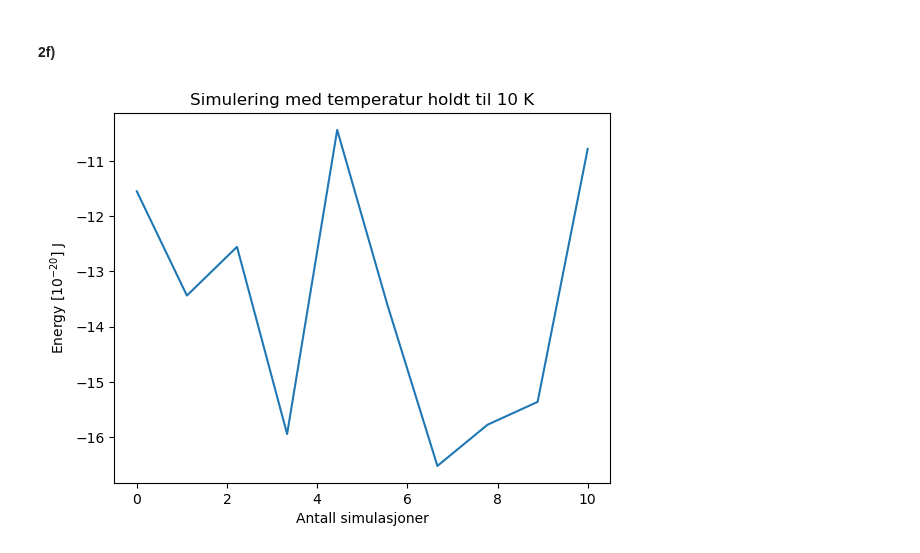
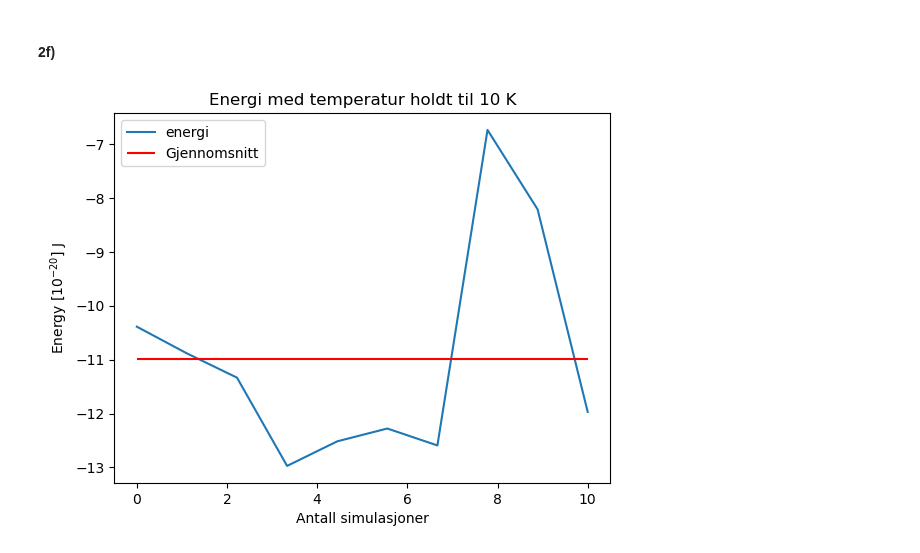
Before and after one commit to villi02/TMA4320-Introduksjon-til-vitenskapelige-beregninger-prosjekter, a Jupyter notebook: oppgave.ipynb, the cells around one changed output. Drawn from its saved outputs; the diff is of its cells as text; code cells hidden in the pictures.

Commit message:
small changes to axis and titles

```diff
--- a/oppgave.ipynb
+++ b/oppgave.ipynb
@@ -482,8 +482,8 @@ def excpected_energy(N: int, N_s: int, V_matrix: list[int]) -> (list[float], lis
         expected.append(np.mean(energy_array))
         deviation.append(np.std(energy_array))
     return expected, deviation, temprature
-N = 30
-N_s = 500
+N = 25
+N_s = 5000
 expected, deviation, temprature = excpected_energy(N, N_s, create_V_matrix(N,-1))
 plt.plot(temprature,expected, label= "Forventningsverdi", color = "b")
 plt.errorbar(temprature,expected ,  yerr= (deviation), fmt='-o', color = "b", ecolor = "black",capsize=5, label='Standardavvik')
@@ -497,18 +497,22 @@ plt.show()
 # %% [markdown]
 #### 2f)
 # %%
+N_s = 500
+
 def constant_temprature_sim(N, N_s, V_matrix, temprature):
     polymer1 = create_polymer(N)
     expected = []
     for i in range(10):
         _, energy = algorithm2(polymer1,N_s, V_matrix, temprature)
         expected.append(np.mean(energy))
     return expected
-energies_at_150 = constant_temprature_sim(N, N_s, create_V_matrix(N, -1), 10)
-plt.plot(np.linspace(0,10,10),energies_at_150)
-plt.title("Simulering med temperatur holdt til 10 K")
+energies_at_10 = constant_temprature_sim(N, N_s, create_V_matrix(N, -1), 10)
+plt.plot(np.linspace(0,10,10),energies_at_10, label = "Energi")
+plt.hlines(np.mean(energies_at_10),0,10, color = "r", label = "Gjennomsnitt")
+plt.title("Energi med temperatur holdt til 10 K")
 plt.xlabel("Antall simulasjoner")
 plt.ylabel(r'Energy [$10^{-20}$] J')
+plt.legend()
 plt.show()
 # %% [output]
-[figure, old version]
+[figure, new version]
```
Also changed, not shown: parts of 7 cells of this notebook.
